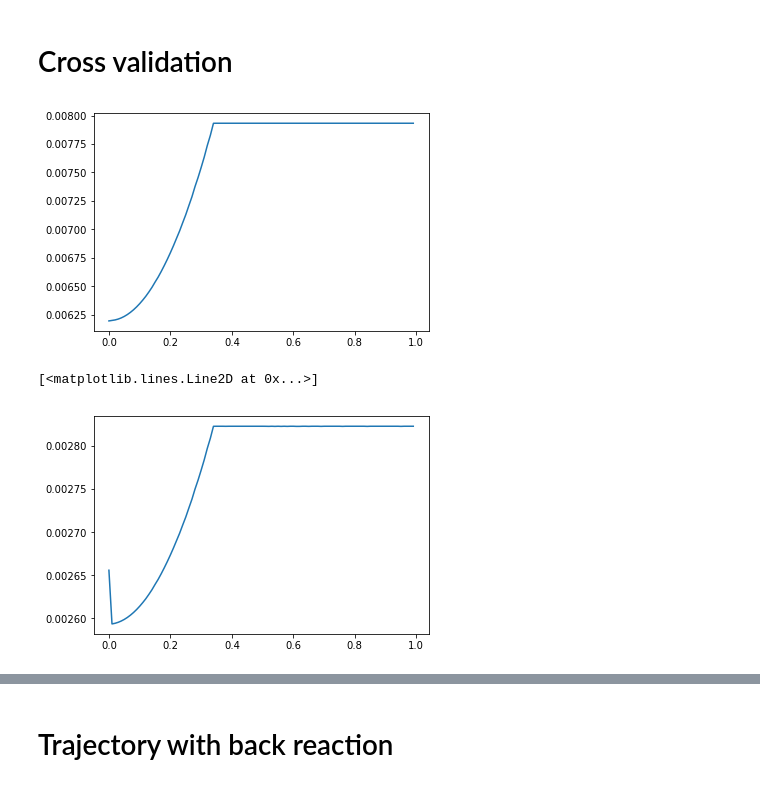
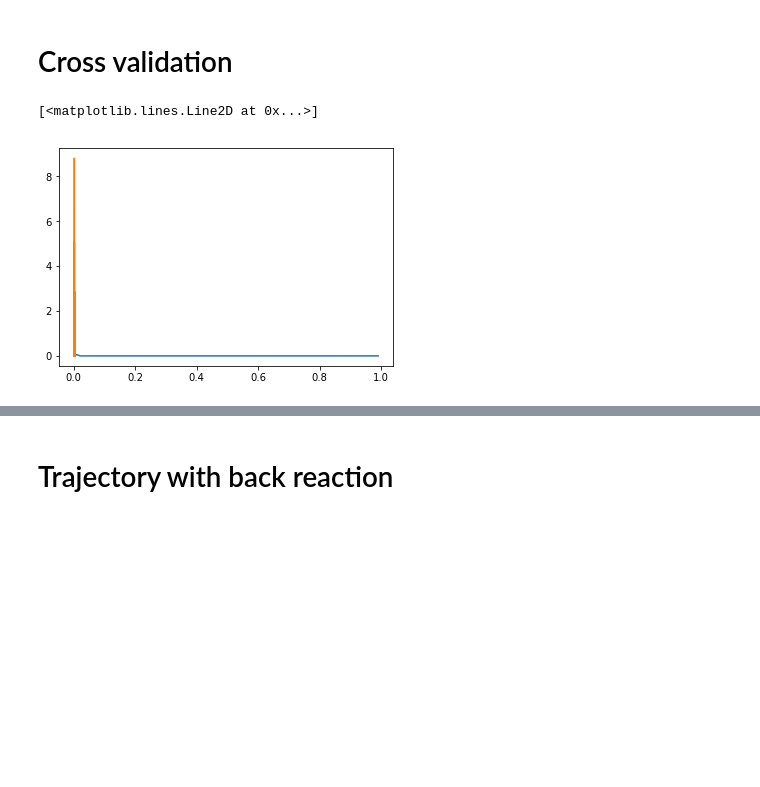
Before and after one commit to readdy/readdy_learn, a Jupyter notebook: analyze/analyze.ipynb, the cells around one changed output, grey strips where cells are left out. Cells and saved outputs as stored; diff of their text form; code cells hidden in the pictures; blank space fills up the shorter version.

```diff
--- a/analyze/analyze.ipynb
+++ b/analyze/analyze.ipynb
@@ -34,10 +34,9 @@ for i in range(traj.n_species):
 # %%
 cv = pat.CV(traj)
 alphas, cost_learn, cost_test = cv.calculate_cost(np.arange(0,1,.01), range(0, 6000), range(6000, traj.n_time_steps))
-plt.plot(alphas, cost_learn)
-plt.show()
 plt.plot(alphas, cost_test)
+alphas, cost_learn, cost_test = cv.calculate_cost(np.arange(0., 0.004, .00005), range(0, 6000), range(6000, traj.n_time_steps))
+plt.plot(alphas, cost_test)
 # %% [output]
+[<matplotlib.lines.Line2D at 0x...>]
-[figure, old version]
+[figure, new version]
-[<matplotlib.lines.Line2D at 0x...>]
-[figure, removed]
```
Also changed, not shown: parts of 5 cells of this notebook.
